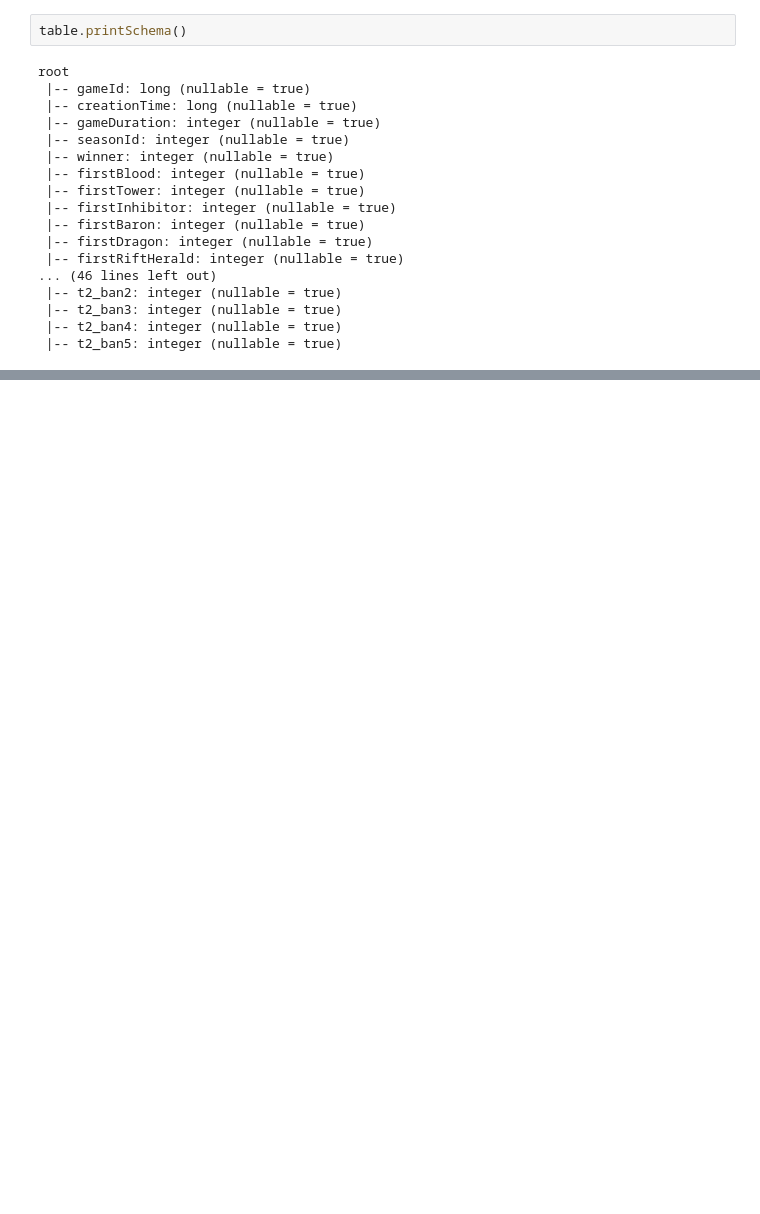
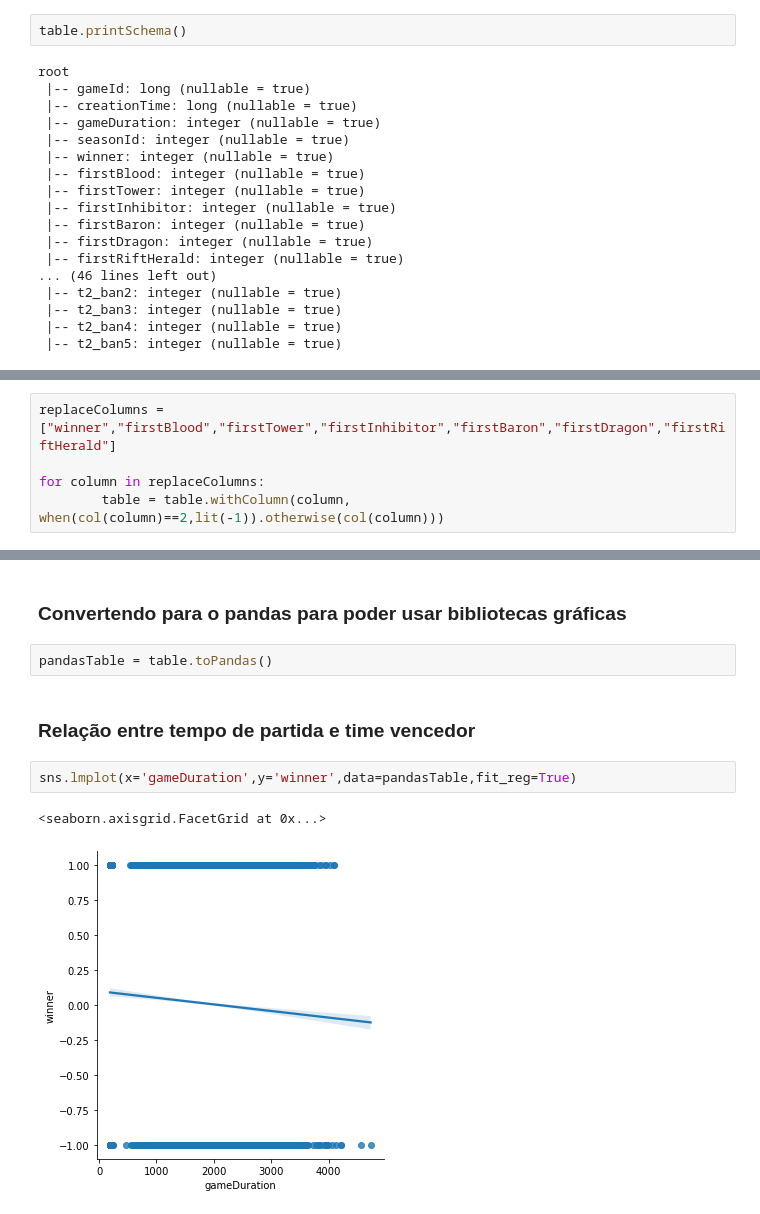
Before and after one commit to taianf/MATF40-Trabalho, a Jupyter notebook: Jupyter/Trabalho.ipynb, the cells around one changed output, grey strips where cells are left out. Cells and saved outputs as stored; diff of their text form; blank space fills up the shorter version.

```diff
--- a/Jupyter/Trabalho.ipynb
+++ b/Jupyter/Trabalho.ipynb
@@ -54,0 +99,5 @@ only showing top 20 rows
+# %%
+replaceColumns = ["winner","firstBlood","firstTower","firstInhibitor","firstBaron","firstDragon","firstRiftHerald"]
+
+for column in replaceColumns:
+        table = table.withColumn(column, when(col(column)==2,lit(-1)).otherwise(col(column)))
@@ -54,0 +142,11 @@ only showing top 20 rows
+# %% [markdown]
+### Convertendo para o pandas para poder usar bibliotecas gráficas
+# %%
+pandasTable = table.toPandas()
+# %% [markdown]
+### Relação entre tempo de partida e time vencedor
+# %%
+sns.lmplot(x='gameDuration',y='winner',data=pandasTable,fit_reg=True)
+# %% [output]
+<seaborn.axisgrid.FacetGrid at 0x...>
+[figure, added]
```
Also changed, not shown: parts of 60 cells of this notebook, 1 other file.
